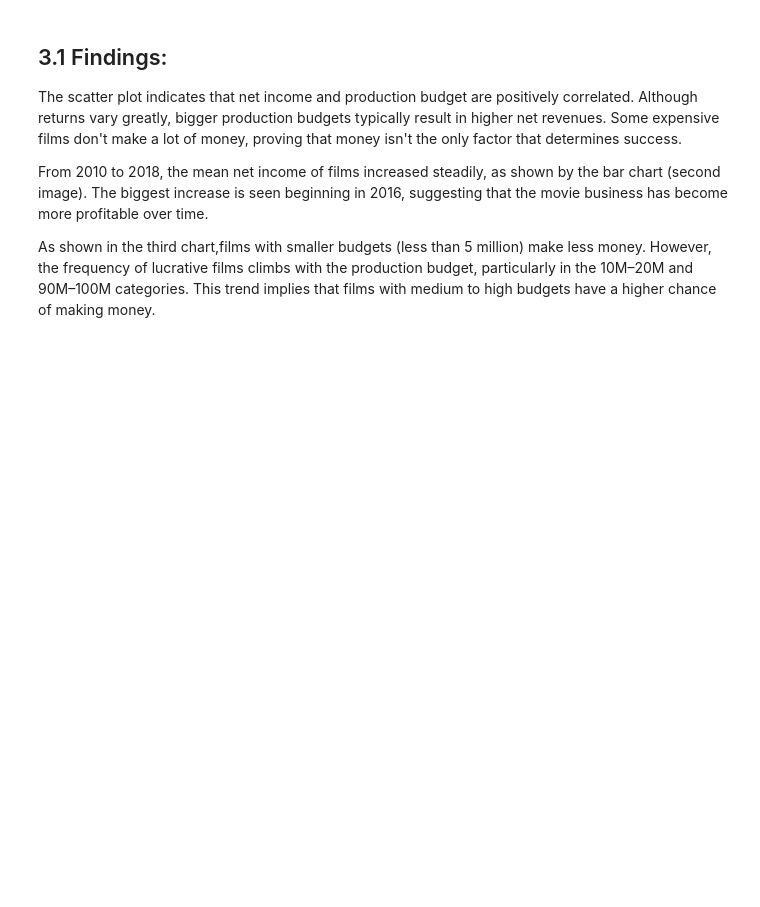
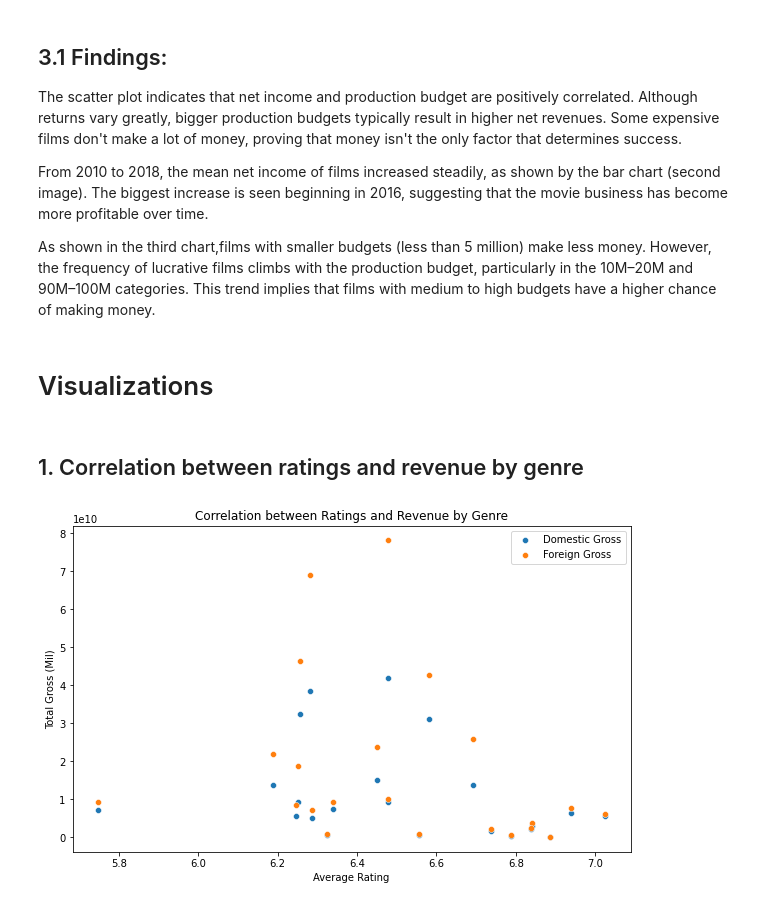
Before and after one commit to BLACKSPI/Phase2_project_group5, a Jupyter notebook: student.ipynb, the cells around one changed output. Saved outputs shown, nothing was run; the diff lists cells and outputs as text; code cells hidden in the pictures; blank space fills up the shorter version.

```diff
--- a/student.ipynb
+++ b/student.ipynb
@@ -600,0 +607,4 @@ merged_data_df.duplicated().sum()
+# %%
+# Merge imdb output to the movie_gross_df
+merged_data = pd.merge(movie_gross_df, imdb_data, left_on='title', right_on='primary_title', how='left')
+print(merged_data)
@@ -600,0 +688,12 @@ merged_data_df.duplicated().sum()
+# %%
+# Standardize genre column
+def clean_and_explode(df, genre_column):
+    df[genre_column] = df[genre_column].str.split(',')
+    df = df.explode(genre_column).reset_index(drop=True)
+    return df
+
+merged_data = clean_and_explode(merged_data, 'genres')
+
+merged_data['averagerating'] = merged_data['averagerating'].fillna(merged_data['averagerating'].mean())
+
+print(merged_data.head())
@@ -600,0 +721,19 @@ merged_data_df.duplicated().sum()
+# %%
+# Ensuring that revenue data is captured as int or float for analysis
+merged_data['domestic_gross'] = pd.to_numeric(merged_data['domestic_gross'], errors='coerce').fillna(0).astype(int)
+merged_data['foreign_gross'] = pd.to_numeric(merged_data['foreign_gross'], errors='coerce').fillna(0).astype(int)
+# %%
+# Aggregated Domestic and Foreign Revenue by Genre
+genre_revenue = merged_data.groupby('genres')[['domestic_gross', 'foreign_gross', 'averagerating']].agg({
+    'domestic_gross': ['sum', 'mean'],
+    'foreign_gross': ['sum', 'mean'],
+    'averagerating': 'mean'
+}).reset_index()
+
+# rename main columns for easier identity
+genre_revenue.columns = ['genre', 'total_domestic_gross', 'average_domestic_gross', 'total_foreign_gross', 'average_foreign_gross', 'average_rating']
+
+# Sort by total domestic gross revenue
+genre_revenue = genre_revenue.sort_values(by='total_domestic_gross', ascending=False)
+
+print(genre_revenue)
@@ -909,3 +1133,18 @@ The scatter plot indicates that net income and production budget are positively
 From 2010 to 2018, the mean net income of films increased steadily, as shown by the bar chart (second image). The biggest increase is seen beginning in 2016, suggesting that the movie business has become more profitable over time.
 
 As shown in the third chart,films with smaller budgets (less than 5 million) make less money. However, the frequency of lucrative films climbs with the production budget, particularly in the 10M–20M and 90M–100M categories. This trend implies that films with medium to high budgets have a higher chance of making money.
+# %% [markdown]
+# Visualizations
+# %% [markdown]
+## 1. Correlation between ratings and revenue by genre
+# %%
+plt.figure(figsize=(10, 6))
+sns.scatterplot(x='average_rating', y='total_domestic_gross', data=genre_revenue, label='Domestic Gross')
+sns.scatterplot(x='average_rating', y='total_foreign_gross', data=genre_revenue, label='Foreign Gross')
+plt.title('Correlation between Ratings and Revenue by Genre')
+plt.xlabel('Average Rating')
+plt.ylabel('Total Gross (Mil)')
+plt.legend()
+plt.show()
+# %% [output]
+[figure, added]
```
Also changed, not shown: parts of 32 cells of this notebook, 2 other files.
